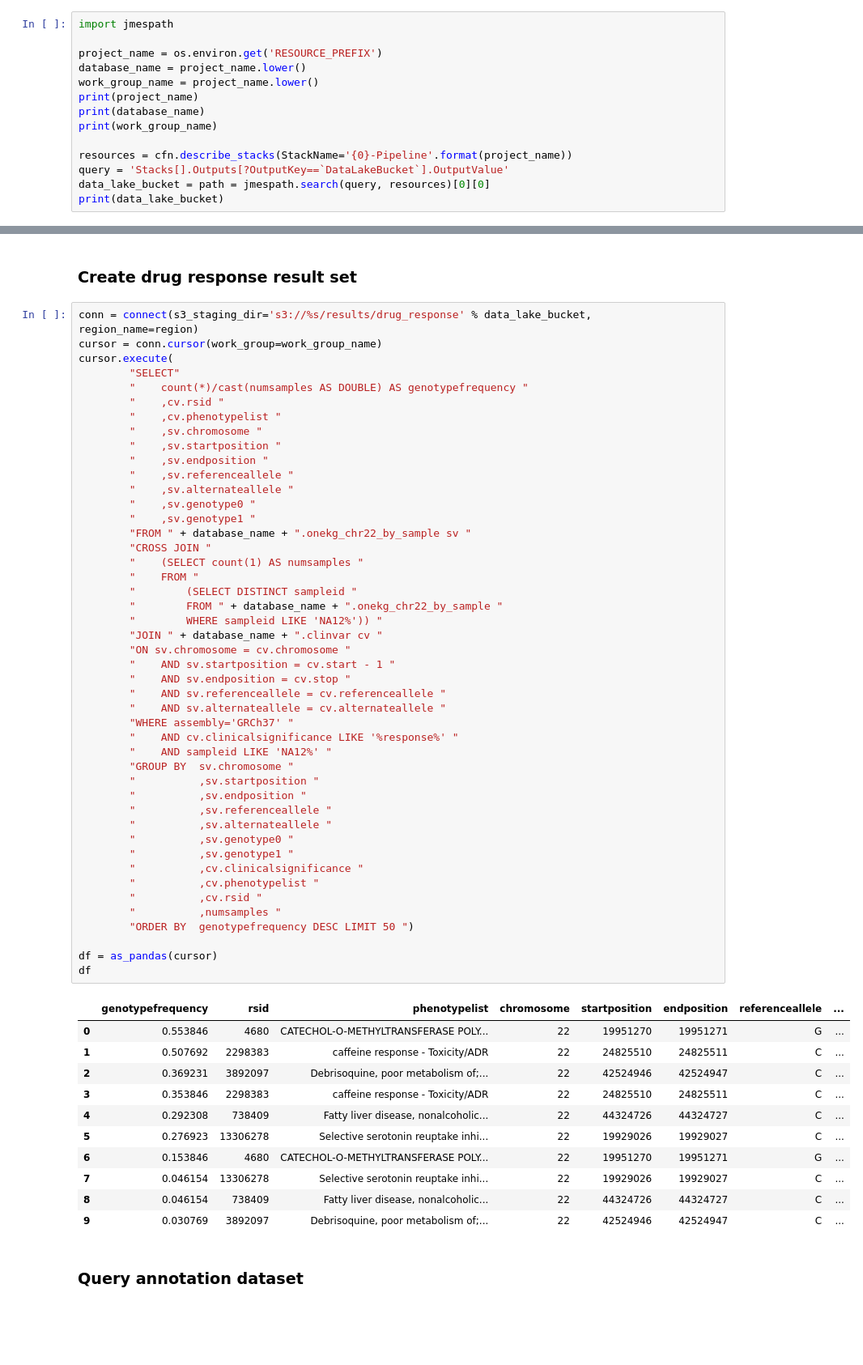
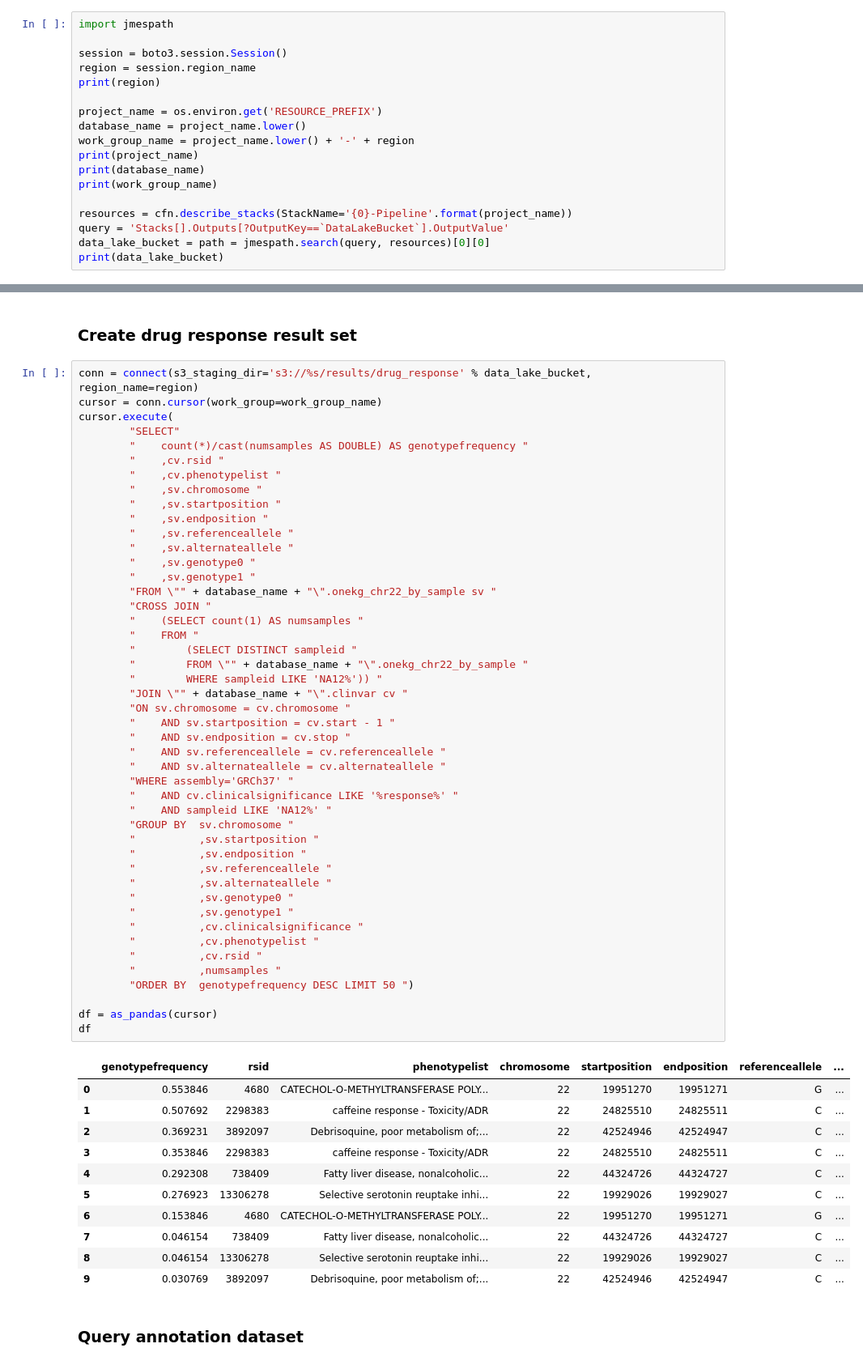
Before and after one commit to awslabs/guidance-for-multi-omics-and-multi-modal-data-integration-and-analysis-on-aws, a Jupyter notebook: source/GenomicsAnalysisCode/resources/notebooks/runbook.ipynb, the cells around one changed output, grey strips where cells are left out. Shown: that part at 81% size. Cells and saved outputs as stored; diff of their text form; blank space fills up the shorter version.

```diff
--- a/source/GenomicsAnalysisCode/resources/notebooks/runbook.ipynb
+++ b/source/GenomicsAnalysisCode/resources/notebooks/runbook.ipynb
@@ -54,9 +49,13 @@ from pyathena.util import as_pandas
 # %%
 import jmespath
 
+session = boto3.session.Session()
+region = session.region_name
+print(region)
+
 project_name = os.environ.get('RESOURCE_PREFIX')
 database_name = project_name.lower()
-work_group_name = project_name.lower()
+work_group_name = project_name.lower() + '-' + region
 print(project_name)
 print(database_name)
 print(work_group_name)
@@ -93,48 +87,48 @@ cursor.execute(
         "    ,sv.alternateallele "
         "    ,sv.genotype0 "
         "    ,sv.genotype1 "
-        "FROM " + database_name + ".onekg_chr22_by_sample sv "
+        "FROM \"" + database_name + "\".onekg_chr22_by_sample sv "
         "CROSS JOIN "
         "    (SELECT count(1) AS numsamples "
         "    FROM "
         "        (SELECT DISTINCT sampleid "
-        "        FROM " + database_name + ".onekg_chr22_by_sample "
+        "        FROM \"" + database_name + "\".onekg_chr22_by_sample "
         "        WHERE sampleid LIKE 'NA12%')) "
-        "JOIN " + database_name + ".clinvar cv "
+        "JOIN \"" + database_name + "\".clinvar cv "
         "ON sv.chromosome = cv.chromosome "
         "    AND sv.startposition = cv.start - 1 "
         "    AND sv.endposition = cv.stop "
         "    AND sv.referenceallele = cv.referenceallele "
         "    AND sv.alternateallele = cv.alternateallele "
         "WHERE assembly='GRCh37' "
         "    AND cv.clinicalsignificance LIKE '%response%' "
         "    AND sampleid LIKE 'NA12%' "
         "GROUP BY  sv.chromosome "
         "          ,sv.startposition "
         "          ,sv.endposition "
         "          ,sv.referenceallele "
         "          ,sv.alternateallele "
         "          ,sv.genotype0 "
         "          ,sv.genotype1 "
         "          ,cv.clinicalsignificance "
         "          ,cv.phenotypelist "
         "          ,cv.rsid "
         "          ,numsamples "
         "ORDER BY  genotypefrequency DESC LIMIT 50 ")
 
 df = as_pandas(cursor)
 df
 # %% [output]
 |  | genotypefrequency | rsid | phenotypelist | chromosome | startposition | endposition | referenceallele | ... |
 | 0 | 0.553846 | 4680 | CATECHOL-O-METHYLTRANSFERASE POLY... | 22 | 19951270 | 19951271 | G | ... |
 | 1 | 0.507692 | 2298383 | caffeine response - Toxicity/ADR | 22 | 24825510 | 24825511 | C | ... |
 | 2 | 0.369231 | 3892097 | Debrisoquine, poor metabolism of;... | 22 | 42524946 | 42524947 | C | ... |
 | 3 | 0.353846 | 2298383 | caffeine response - Toxicity/ADR | 22 | 24825510 | 24825511 | C | ... |
 | 4 | 0.292308 | 738409 | Fatty liver disease, nonalcoholic... | 22 | 44324726 | 44324727 | C | ... |
 | 5 | 0.276923 | 13306278 | Selective serotonin reuptake inhi... | 22 | 19929026 | 19929027 | C | ... |
 | 6 | 0.153846 | 4680 | CATECHOL-O-METHYLTRANSFERASE POLY... | 22 | 19951270 | 19951271 | G | ... |
-| 7 | 0.046154 | 13306278 | Selective serotonin reuptake inhi... | 22 | 19929026 | 19929027 | C | ... |
-| 8 | 0.046154 | 738409 | Fatty liver disease, nonalcoholic... | 22 | 44324726 | 44324727 | C | ... |
+| 7 | 0.046154 | 738409 | Fatty liver disease, nonalcoholic... | 22 | 44324726 | 44324727 | C | ... |
+| 8 | 0.046154 | 13306278 | Selective serotonin reuptake inhi... | 22 | 19929026 | 19929027 | C | ... |
 | 9 | 0.030769 | 3892097 | Debrisoquine, poor metabolism of;... | 22 | 42524946 | 42524947 | C | ... |
 # %% [markdown]
 ### Query annotation dataset
```
Also changed, not shown: parts of 6 cells of this notebook, 23 other files.
